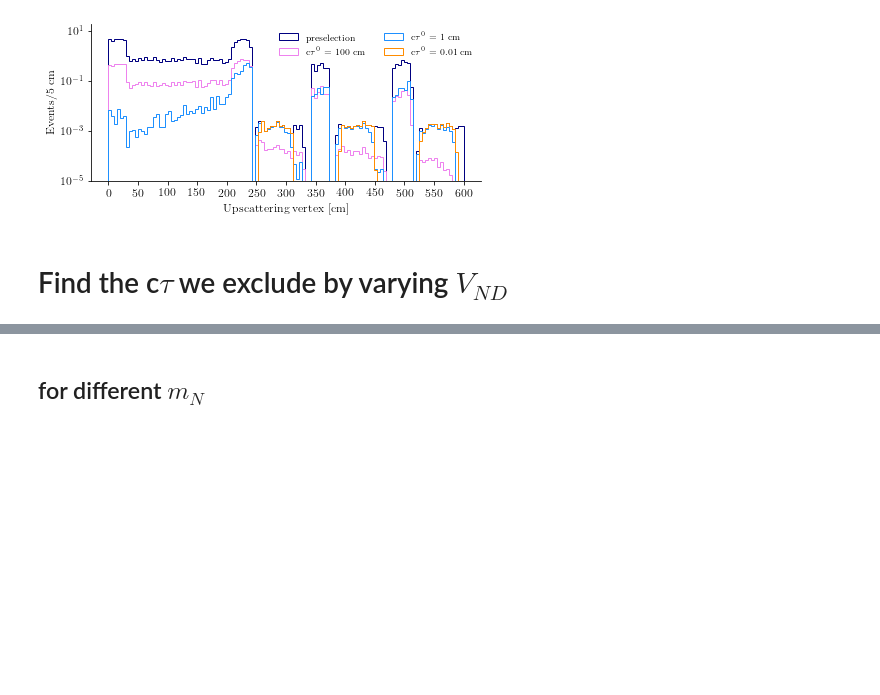
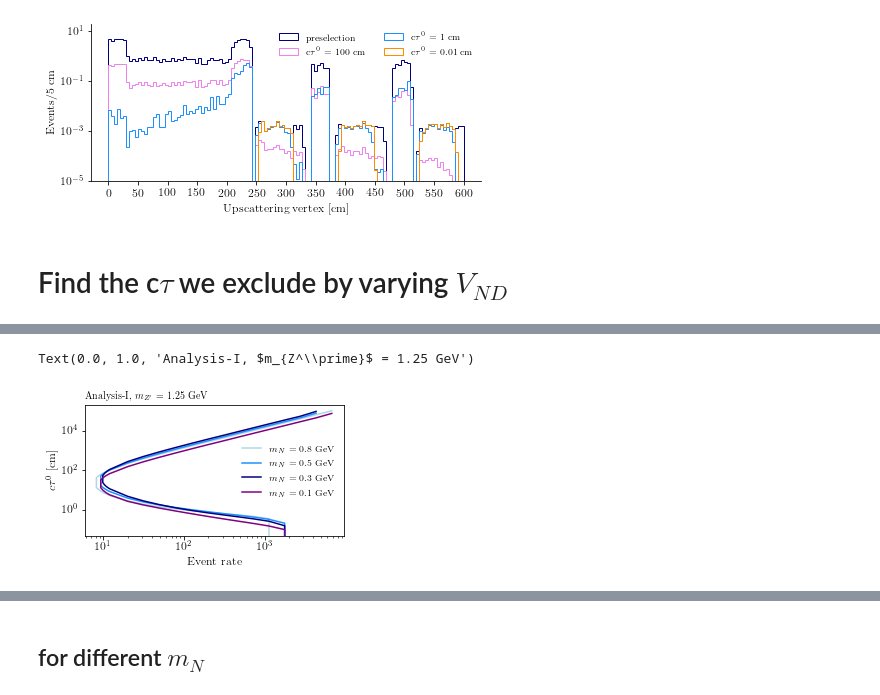
Before and after one commit to mhostert/dark-neutrinos-at-T2K, a Jupyter notebook: exp_analysis/4_lifetime.ipynb, the cells around one changed output, grey strips where cells are left out. Saved outputs shown, nothing was run; the diff lists cells and outputs as text; code cells hidden in the pictures; blank space fills up the shorter version.

Commit message:
update to the analysis code

```diff
--- a/exp_analysis/4_lifetime.ipynb
+++ b/exp_analysis/4_lifetime.ipynb
@@ -236,0 +316,12 @@ plt.savefig(save_folder+'n_events_vs_ctau_vs_V_ND.png', bbox_inches='tight', tra
+# %%
+this_point = deepcopy(physics_parameters[hierarchy]['bp'])
+this_point['m4'] = 0.05
+this_point['mz'] = 2
+this_point['external_ctau'] = None
+print(full_likelihood(**this_point,
+                exp_analyses_objects=my_exp_analyses,
+                hierarchy=hierarchy,
+                D_or_M=D_or_M,
+                analyses=[analyses['tpc']],
+                like_normalized=False,
+                is_scan=True)[1])
@@ -236,0 +434,23 @@ plt.savefig(save_folder+'n_events_vs_ctau_vs_V_ND.png', bbox_inches='tight', tra
+# %%
+fig = plt.figure()
+axes_form = [0.17,0.19,0.81,0.64]
+ax = fig.add_axes(axes_form)
+colors = ['lightblue', 'dodgerblue', 'navy', 'purple']
+for i, (m4, ctau_0, rate, color) in enumerate(zip(m4_s, ctau_0_s, rate_no_ctau, colors)):
+    x_s = np.concatenate((rate[::-1], rate))
+    y_s = np.concatenate((ctau_0[:, 0][::-1], ctau_0[:, 1]))
+    mask = ~np.isinf(y_s)
+    ax.plot(x_s[mask], y_s[mask],
+            color=color,
+            label=f'$m_N$ = {m4} GeV')
+
+ax.legend()
+ax.set_xlabel('Event rate')
+ax.set_ylabel(r'$c \tau^0$ [cm]')
+ax.set_xscale('log')
+ax.set_yscale('log')
+ax.set_title(f'Analysis-I, $m_{{Z^\prime}}$ = {mz_s[0]} GeV', loc='left')
+# plt.savefig(save_folder + 'ctau_vs_rate_4points_noshade.pdf')
+# %% [output]
+Text(0.0, 1.0, 'Analysis-I, $m_{Z^\\prime}$ = 1.25 GeV')
+[figure, added]
```
Also changed, not shown: parts of 69 cells of this notebook, 13 other files.
